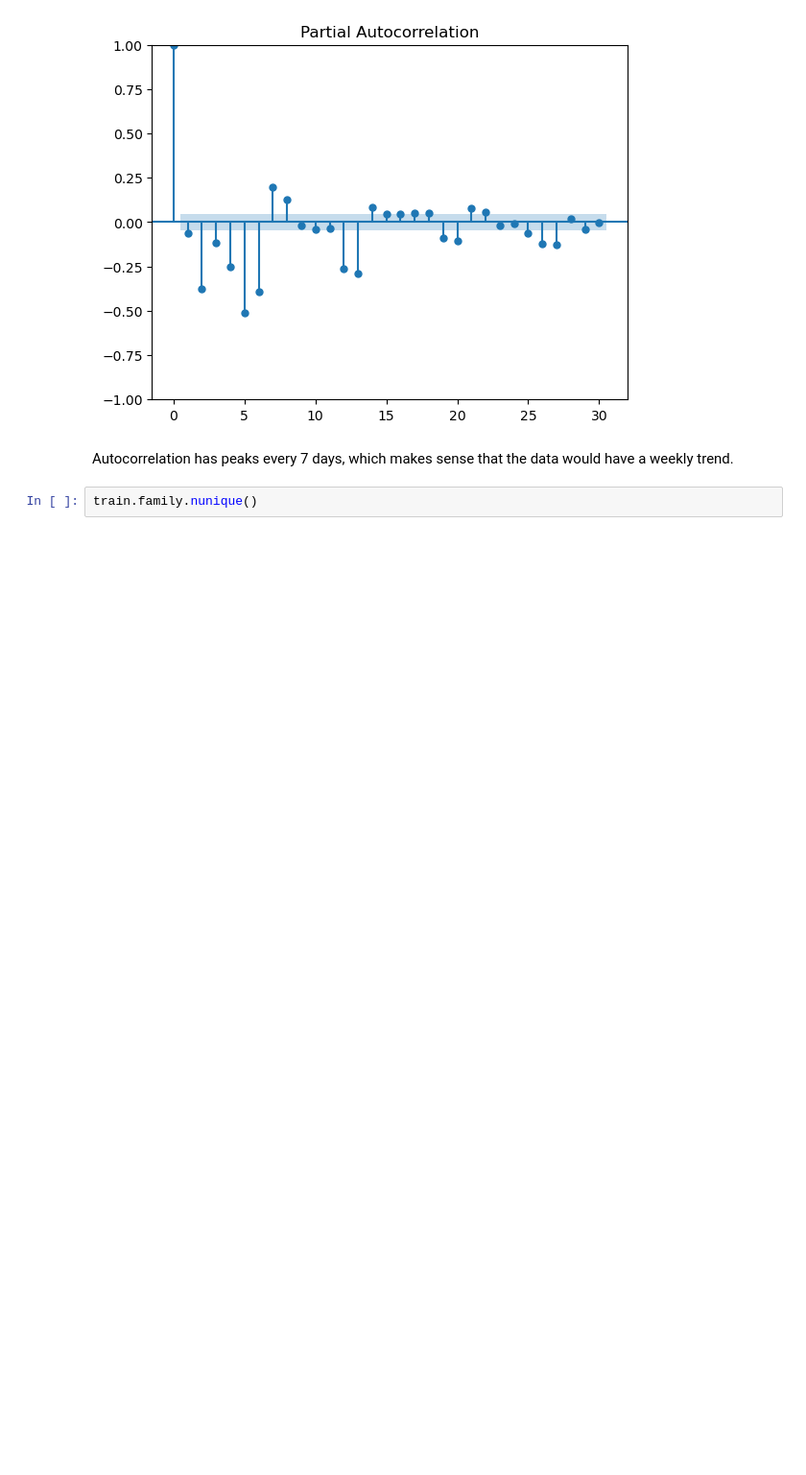
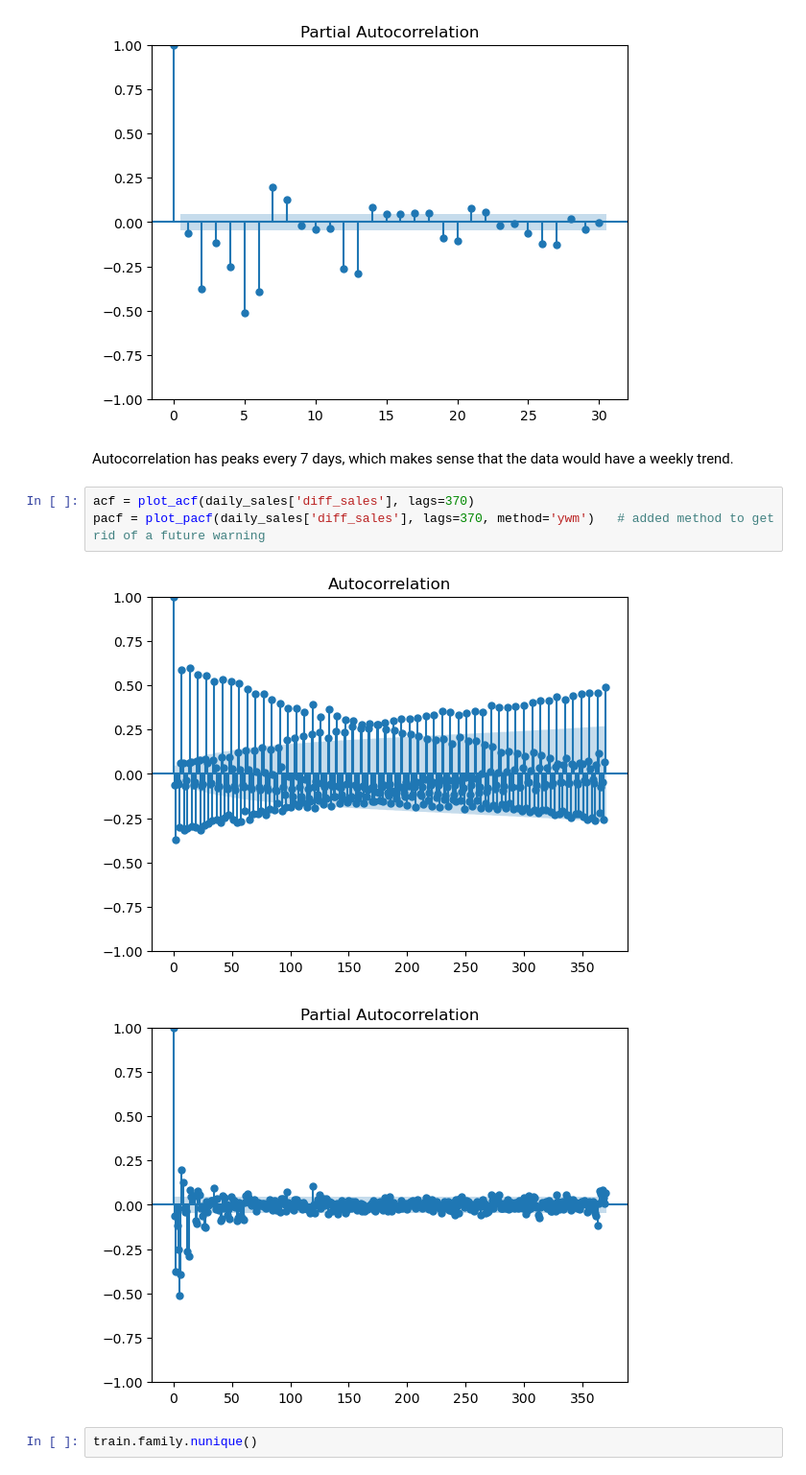
Before and after one commit to ds-ibex/kaggle-store-sales, a Jupyter notebook: notebooks/2.2-gr-arima.ipynb, the cells around one changed output. Shown at 96% size. Cells and saved outputs as stored; diff of their text form; blank space fills up the shorter version.

```diff
--- a/notebooks/2.2-gr-arima.ipynb
+++ b/notebooks/2.2-gr-arima.ipynb
@@ -193,6 +193,12 @@ pacf = plot_pacf(daily_sales['diff_sales'], lags=30, method='ywm')   # added met
 [figure]
 # %% [markdown]
 Autocorrelation has peaks every 7 days, which makes sense that the data would have a weekly trend.
+# %%
+acf = plot_acf(daily_sales['diff_sales'], lags=370)
+pacf = plot_pacf(daily_sales['diff_sales'], lags=370, method='ywm')   # added method to get rid of a future warning
+# %% [output]
+[figure, added]
+[figure, added]
 # %%
 train.family.nunique()
 # %% [output]
```
